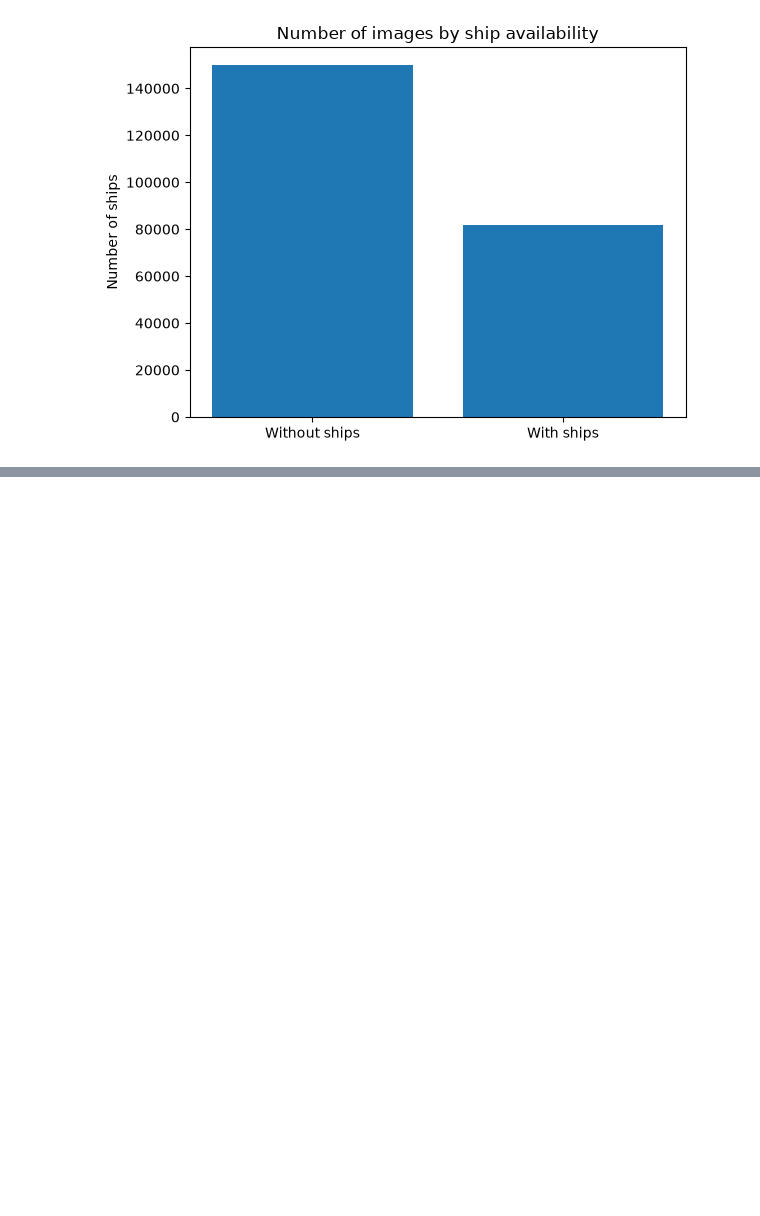
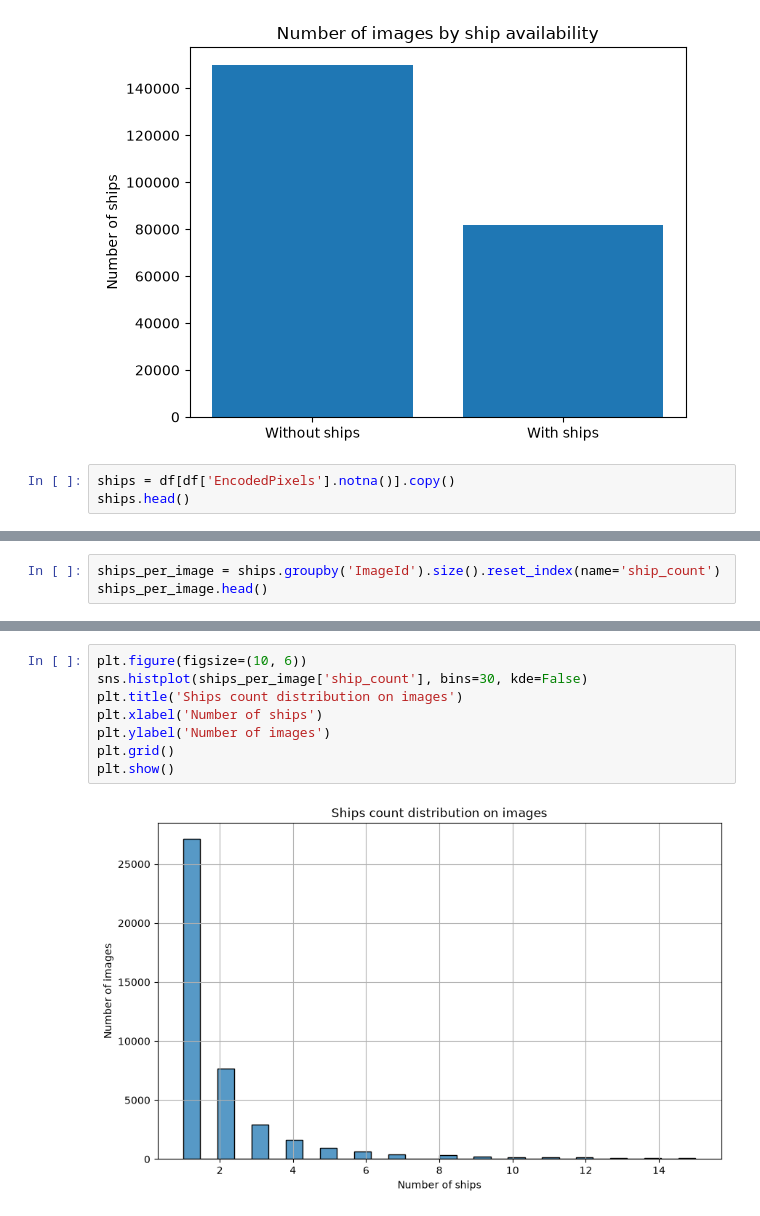
Before and after one commit to Klimentij-Kvl/ship-detection, a Jupyter notebook: notebooks/eda.ipynb, the cells around one changed output, grey strips where cells are left out. Drawn from its saved outputs; the diff is of its cells as text; blank space fills up the shorter version.

```diff
--- a/notebooks/eda.ipynb
+++ b/notebooks/eda.ipynb
@@ -24,3 +40,6 @@ plt.ylabel("Number of ships")
 plt.show()
 # %% [output]
 [figure]
+# %%
+ships = df[df['EncodedPixels'].notna()].copy()
+ships.head()
@@ -26,0 +53,3 @@ plt.show()
+# %%
+ships_per_image = ships.groupby('ImageId').size().reset_index(name='ship_count')
+ships_per_image.head()
@@ -26,0 +63,10 @@ plt.show()
+# %%
+plt.figure(figsize=(10, 6))
+sns.histplot(ships_per_image['ship_count'], bins=30, kde=False)
+plt.title('Ships count distribution on images')
+plt.xlabel('Number of ships')
+plt.ylabel('Number of images')
+plt.grid()
+plt.show()
+# %% [output]
+[figure, added]
```
Also changed, not shown: parts of 10 cells of this notebook.
